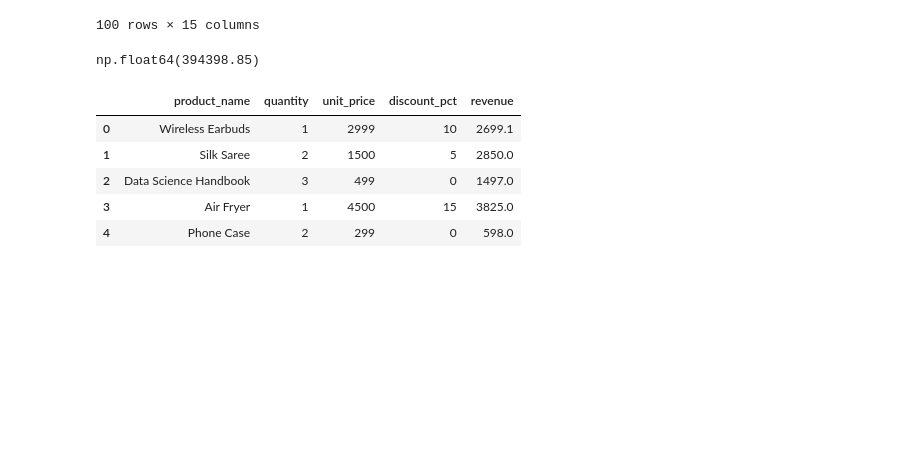
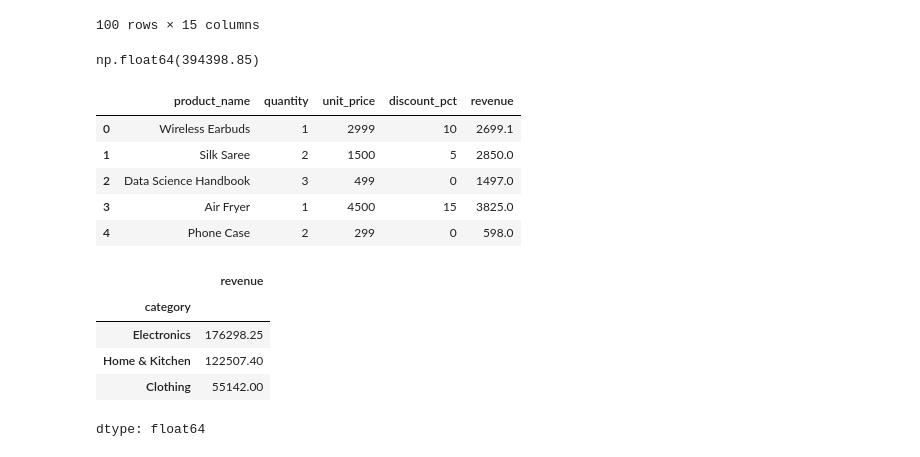
Before and after one commit to SandhuruT/Data_Science_01, a Jupyter notebook: Data_Science_project_01.ipynb, the cells around one changed output. Saved outputs shown, nothing was run; the diff lists cells and outputs as text; code cells hidden in the pictures; blank space fills up the shorter version.

```diff
--- a/Data_Science_project_01.ipynb
+++ b/Data_Science_project_01.ipynb
@@ -114,3 +106,12 @@ df_sales[['product_name','quantity','unit_price','discount_pct','revenue']].head
 | 2 | Data Science Handbook | 3 | 499 | 0 | 1497.0 |
 | 3 | Air Fryer | 1 | 4500 | 15 | 3825.0 |
 | 4 | Phone Case | 2 | 299 | 0 | 598.0 |
+# %%
+df_sales.groupby('category')['revenue'].sum().sort_values(ascending=False).head(3)
+# %% [output]
+|  | revenue |
+| category |  |
+| Electronics | 176298.25 |
+| Home & Kitchen | 122507.40 |
+| Clothing | 55142.00 |
+dtype: float64
```
Also changed, not shown: parts of 3 cells of this notebook.
